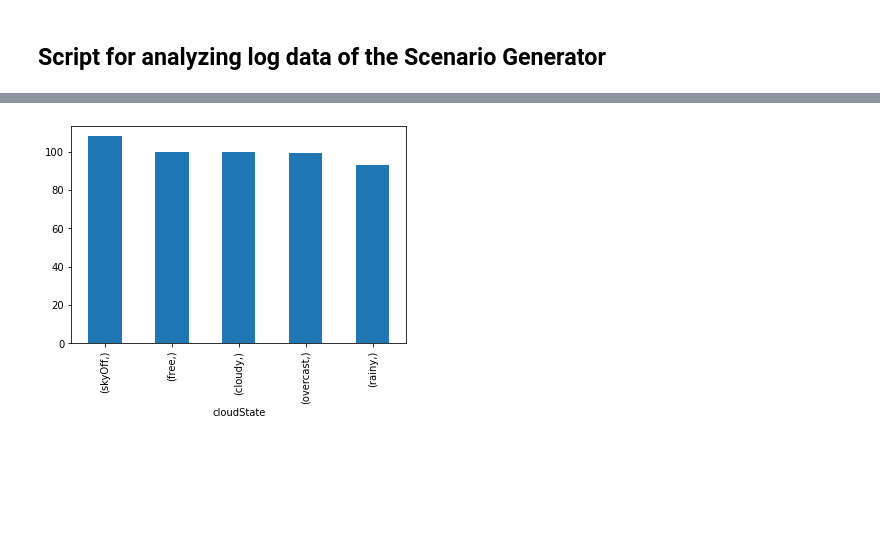
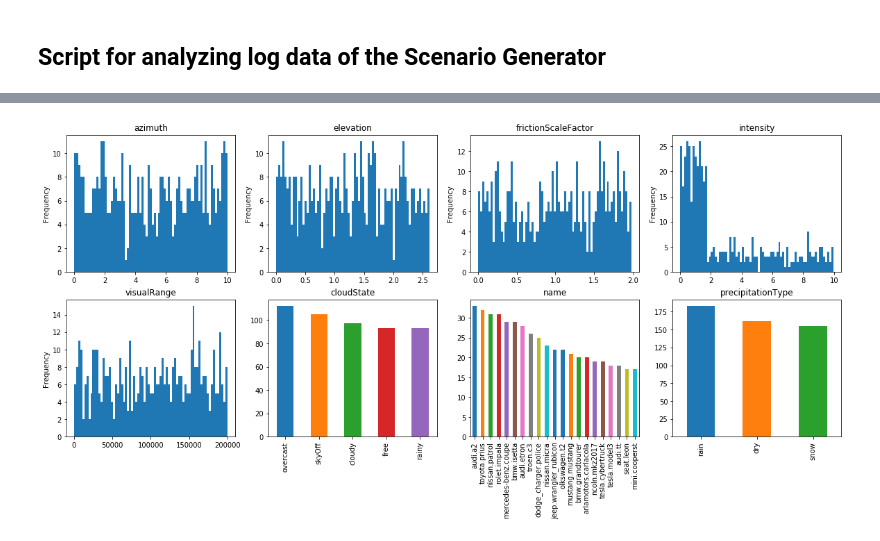
Before and after one commit to JulianSe26/3DCV, a Jupyter notebook: log_plotting.ipynb, the cells around one changed output, grey strips where cells are left out. Cells and saved outputs as stored; diff of their text form; code cells hidden in the pictures; blank space fills up the shorter version.

Commit message:
Added analysis of generated scenarios

```diff
--- a/log_plotting.ipynb
+++ b/log_plotting.ipynb
@@ -43,4 +8,0 @@ fig.savefig('frictionScaleFactor500Scenarios_hist.png',dpi=200)
-# %%
-ax = data.plot.kde()
-fig = ax.get_figure()
-fig.savefig('frictionScaleFactor500Scenarios_density.png',dpi=200)
@@ -67,6 +9,33 @@ data
-# %%
-ax = data.value_counts().plot(kind="bar")
-fig = ax.get_figure()
-fig.savefig('cloudState500CloudState_hist.png',dpi=200)
-# %% [output]
-[figure, removed]
+# %%
+Scenarioname = 'LaneChangeSimple'
+Scenarioroot = './logs/' + Scenarioname + '.xosc/'
+# %%
+all_files = glob.glob(os.path.join(Scenarioroot, "*.csv"))
+len(all_files)
+df_from_each_file = (pd.read_csv(f) for f in all_files)
+dataframe = pd.concat(df_from_each_file, axis=1, ignore_index=False)
+dataframe = dataframe.loc[0:499, :]
+dataframe['name'] = dataframe['name'].str.lstrip('vehicle.')
+
+dataframe_nums = dataframe.iloc[:, [0, 2, 3, 4, 7]]
+dataframe_str = dataframe.iloc[:, [1, 5, 6]]
+df_norm = (dataframe_nums - dataframe_nums.mean()) / (dataframe_nums.max() - dataframe_nums.min())
+#dataframe
+# %%
+fig = plt.figure(figsize=(20,8))
+
+for i in range(5):
+
+    ax = fig.add_subplot(2, 4, i+1)
+    ax = dataframe_nums.iloc[:, i].plot.hist(bins=75)
+    ax.set_title(dataframe_nums.columns[i])
+
+
+for i in range(3):
+    ax = fig.add_subplot(2, 4, i+6)
+    ax = dataframe_str.iloc[:, i].value_counts().plot(kind="bar")
+    ax.set_title(dataframe_str.columns[i])
+
+fig.savefig('./report/figures/' + Scenarioname + "Histograms500Scenarios.png", dpi=200)
+# %% [output]
+[figure, added]
```
Also changed, not shown: parts of 8 cells of this notebook, 13 other files.
